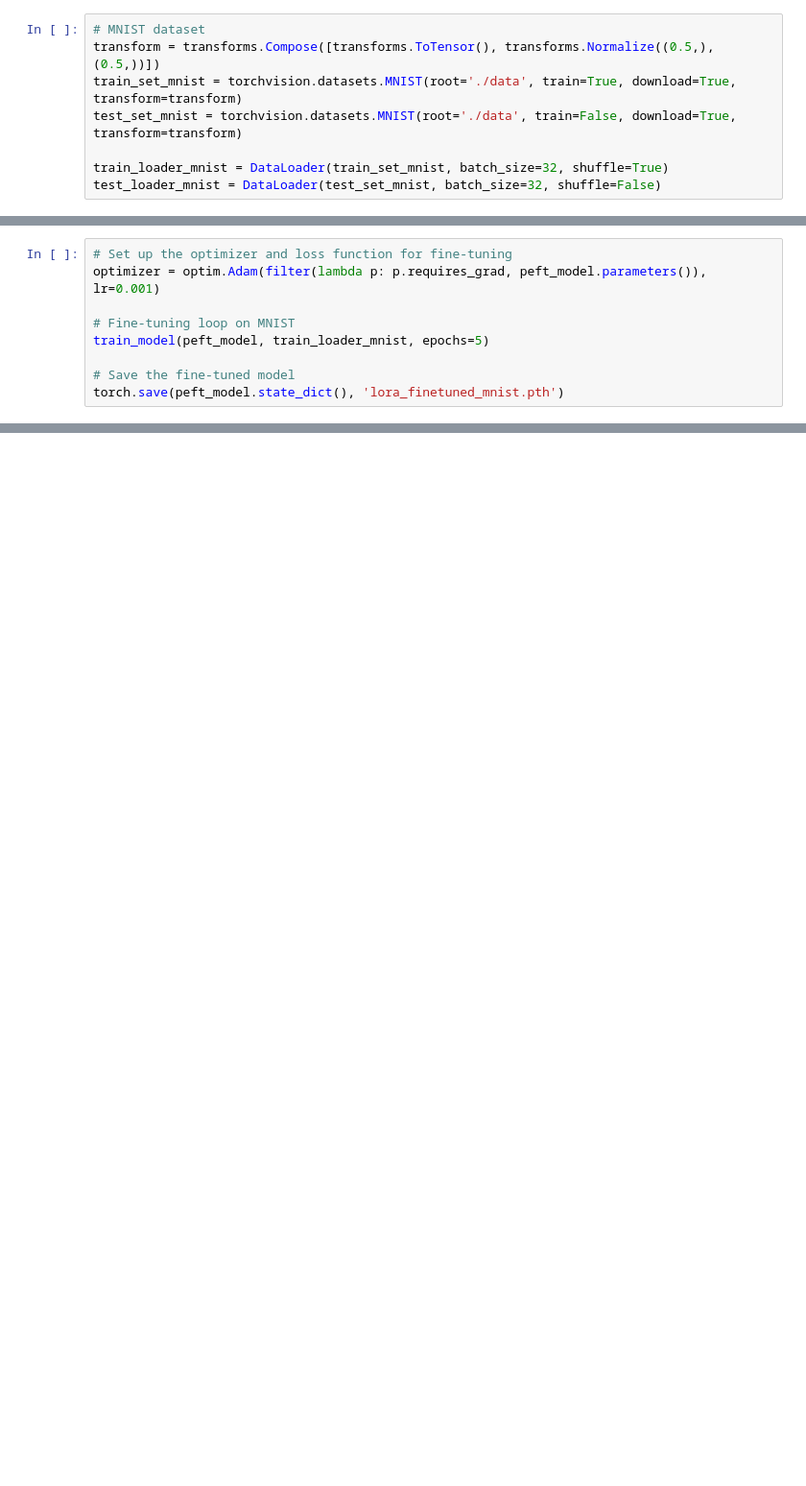
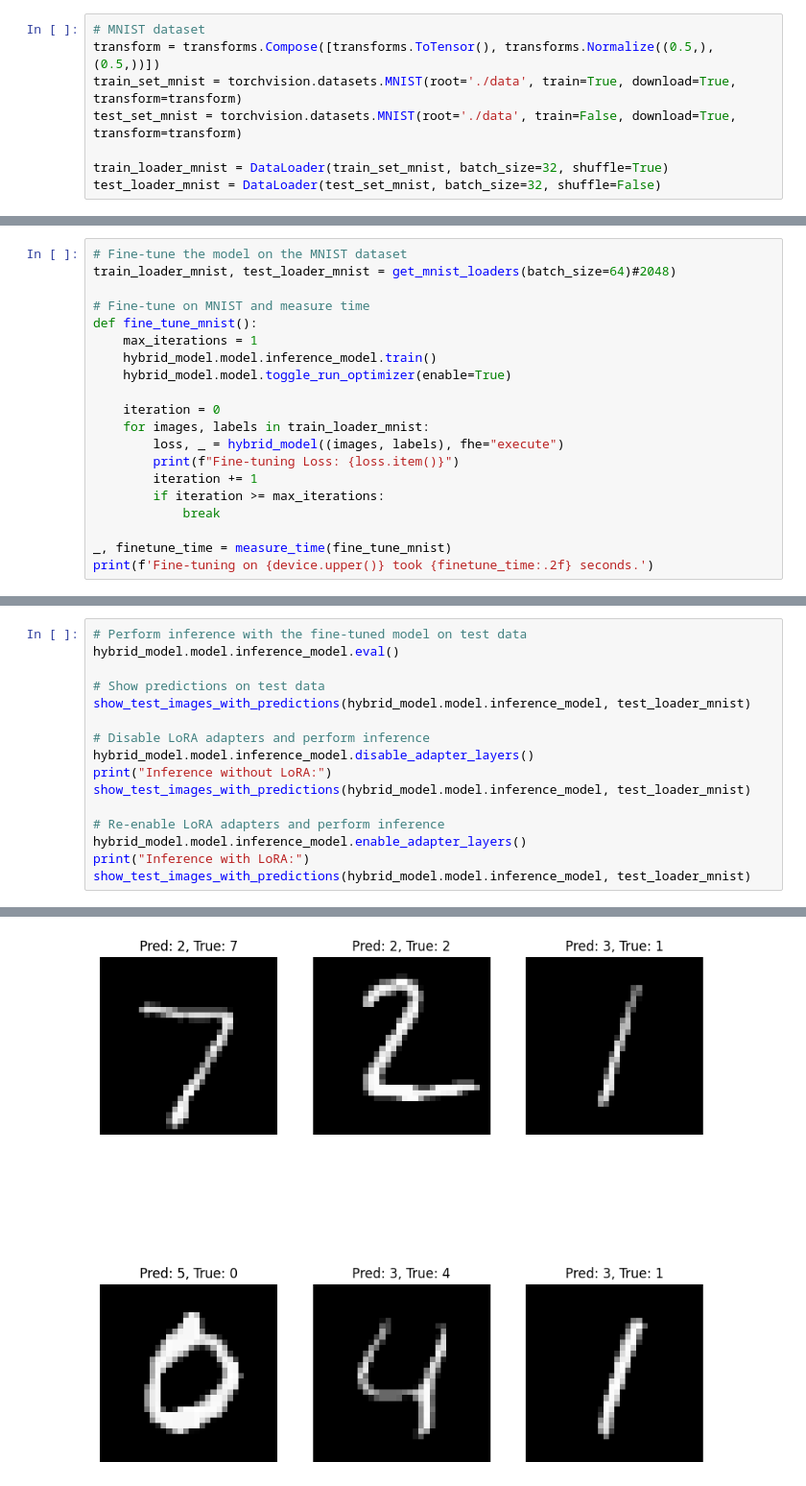
Before and after one commit to mango915/FHE-experiments, a Jupyter notebook: FHE CIFRAR10 training + MNIST lora fine tuning.ipynb, the cells around one changed output, grey strips where cells are left out. Shown at 96% size. Cells and saved outputs as stored; diff of their text form; blank space fills up the shorter version.

Commit message:
lora fine tuning + onnx export

```diff
--- a/FHE CIFRAR10 training + MNIST lora fine tuning.ipynb
+++ b/FHE CIFRAR10 training + MNIST lora fine tuning.ipynb
@@ -244,11 +309,2 @@ lora_config = LoraConfig(
 # Apply LoRA to the loaded CIFAR-10 model
 peft_model = get_peft_model(model, lora_config)
-# %%
-# Set up the optimizer and loss function for fine-tuning
-optimizer = optim.Adam(filter(lambda p: p.requires_grad, peft_model.parameters()), lr=0.001)
-
-# Fine-tuning loop on MNIST
-train_model(peft_model, train_loader_mnist, epochs=5)
-
-# Save the fine-tuned model
-torch.save(peft_model.state_dict(), 'lora_finetuned_mnist.pth')
@@ -254,0 +346,20 @@ torch.save(peft_model.state_dict(), 'lora_finetuned_mnist.pth')
+# %%
+# Fine-tune the model on the MNIST dataset
+train_loader_mnist, test_loader_mnist = get_mnist_loaders(batch_size=64)#2048)
+
+# Fine-tune on MNIST and measure time
+def fine_tune_mnist():
+    max_iterations = 1
+    hybrid_model.model.inference_model.train()
+    hybrid_model.model.toggle_run_optimizer(enable=True)
+
+    iteration = 0
+    for images, labels in train_loader_mnist:
+        loss, _ = hybrid_model((images, labels), fhe="execute")
+        print(f"Fine-tuning Loss: {loss.item()}")
+        iteration += 1
+        if iteration >= max_iterations:
+            break
+
+_, finetune_time = measure_time(fine_tune_mnist)
+print(f'Fine-tuning on {device.upper()} took {finetune_time:.2f} seconds.')
@@ -254,0 +369,17 @@ torch.save(peft_model.state_dict(), 'lora_finetuned_mnist.pth')
+# %%
+# Perform inference with the fine-tuned model on test data
+hybrid_model.model.inference_model.eval()
+
+# Show predictions on test data
+show_test_images_with_predictions(hybrid_model.model.inference_model, test_loader_mnist)
+
+# Disable LoRA adapters and perform inference
+hybrid_model.model.inference_model.disable_adapter_layers()
+print("Inference without LoRA:")
+show_test_images_with_predictions(hybrid_model.model.inference_model, test_loader_mnist)
+
+# Re-enable LoRA adapters and perform inference
+hybrid_model.model.inference_model.enable_adapter_layers()
+print("Inference with LoRA:")
+show_test_images_with_predictions(hybrid_model.model.inference_model, test_loader_mnist)
+# %% [output]
@@ -254,0 +392 @@ torch.save(peft_model.state_dict(), 'lora_finetuned_mnist.pth')
+[figure, added]
```
Also changed, not shown: parts of 26 cells of this notebook, 6 other files.
